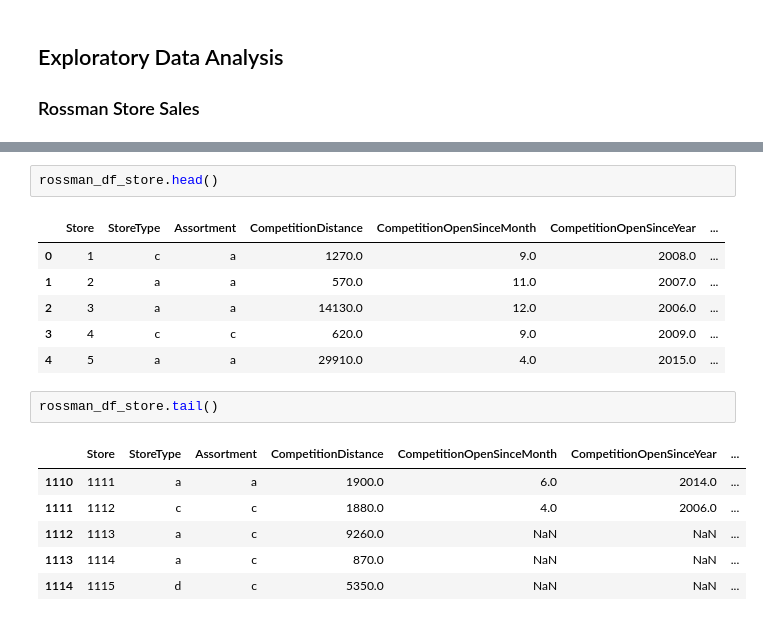
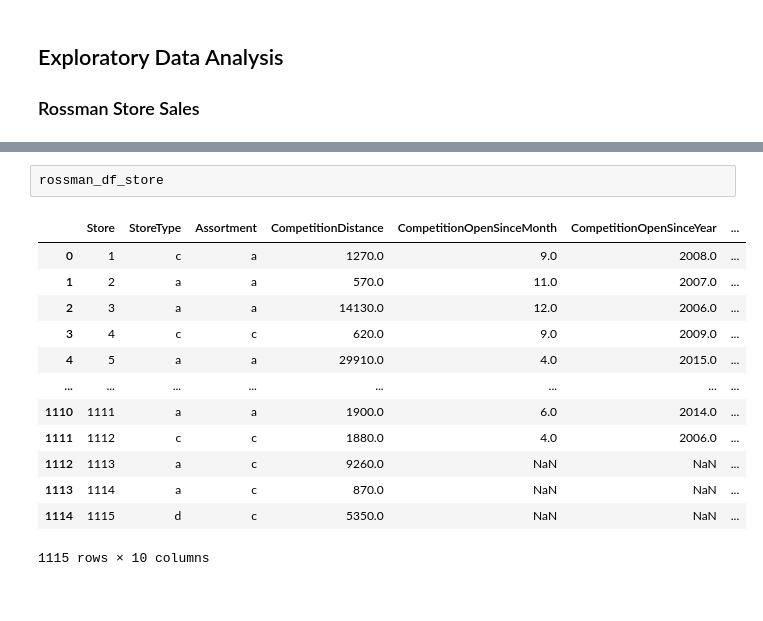
Before and after one commit to davidry777/FACETS-LLM, a Jupyter notebook: notebooks/EDA&Preprocessing.ipynb, the cells around one changed output, grey strips where cells are left out. Drawn from its saved outputs; the diff is of its cells as text.

```diff
--- a/notebooks/EDA&Preprocessing.ipynb
+++ b/notebooks/EDA&Preprocessing.ipynb
@@ -47,21 +45,19 @@ rossman_df_train.tail()
 # %%
-rossman_df_store.head()
+rossman_df_store
 # %% [output]
 |  | Store | StoreType | Assortment | CompetitionDistance | CompetitionOpenSinceMonth | CompetitionOpenSinceYear | ... |
 | 0 | 1 | c | a | 1270.0 | 9.0 | 2008.0 | ... |
 | 1 | 2 | a | a | 570.0 | 11.0 | 2007.0 | ... |
 | 2 | 3 | a | a | 14130.0 | 12.0 | 2006.0 | ... |
 | 3 | 4 | c | c | 620.0 | 9.0 | 2009.0 | ... |
 | 4 | 5 | a | a | 29910.0 | 4.0 | 2015.0 | ... |
+| ... | ... | ... | ... | ... | ... | ... | ... |
+| 1110 | 1111 | a | a | 1900.0 | 6.0 | 2014.0 | ... |
+| 1111 | 1112 | c | c | 1880.0 | 4.0 | 2006.0 | ... |
+| 1112 | 1113 | a | c | 9260.0 | NaN | NaN | ... |
+| 1113 | 1114 | a | c | 870.0 | NaN | NaN | ... |
+| 1114 | 1115 | d | c | 5350.0 | NaN | NaN | ... |
+1115 rows × 10 columns
-# %%
-rossman_df_store.tail()
-# %% [output]
-|  | Store | StoreType | Assortment | CompetitionDistance | CompetitionOpenSinceMonth | CompetitionOpenSinceYear | ... |
-| 1110 | 1111 | a | a | 1900.0 | 6.0 | 2014.0 | ... |
-| 1111 | 1112 | c | c | 1880.0 | 4.0 | 2006.0 | ... |
-| 1112 | 1113 | a | c | 9260.0 | NaN | NaN | ... |
-| 1113 | 1114 | a | c | 870.0 | NaN | NaN | ... |
-| 1114 | 1115 | d | c | 5350.0 | NaN | NaN | ... |
 # %%
 print(f"rossman_df_train shape: {rossman_df_train.shape}")
 print(f'rossman_df_test shape: {rossman_df_test.shape}')
```
Also changed, not shown: parts of 14 cells of this notebook, 2 other files.
